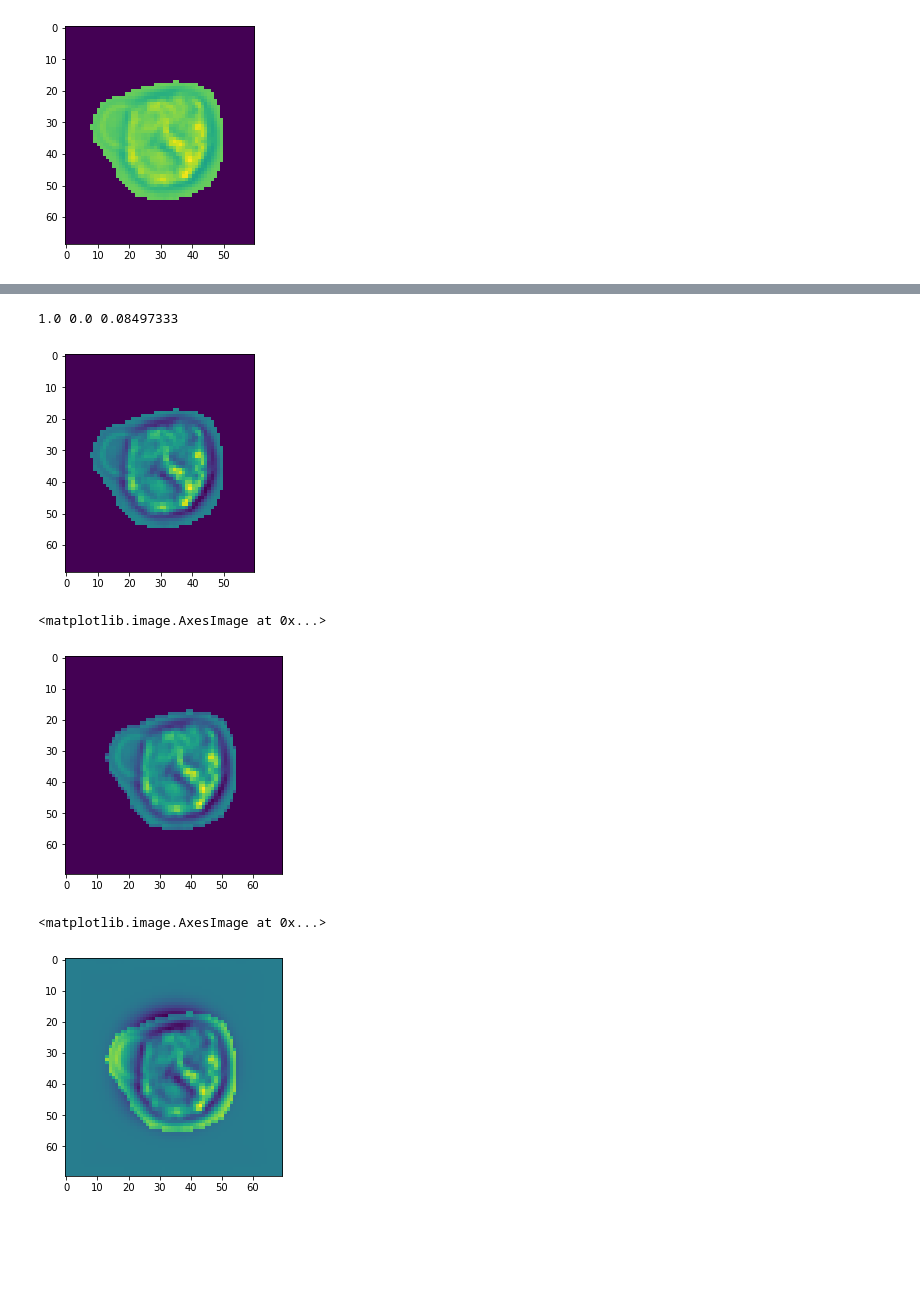
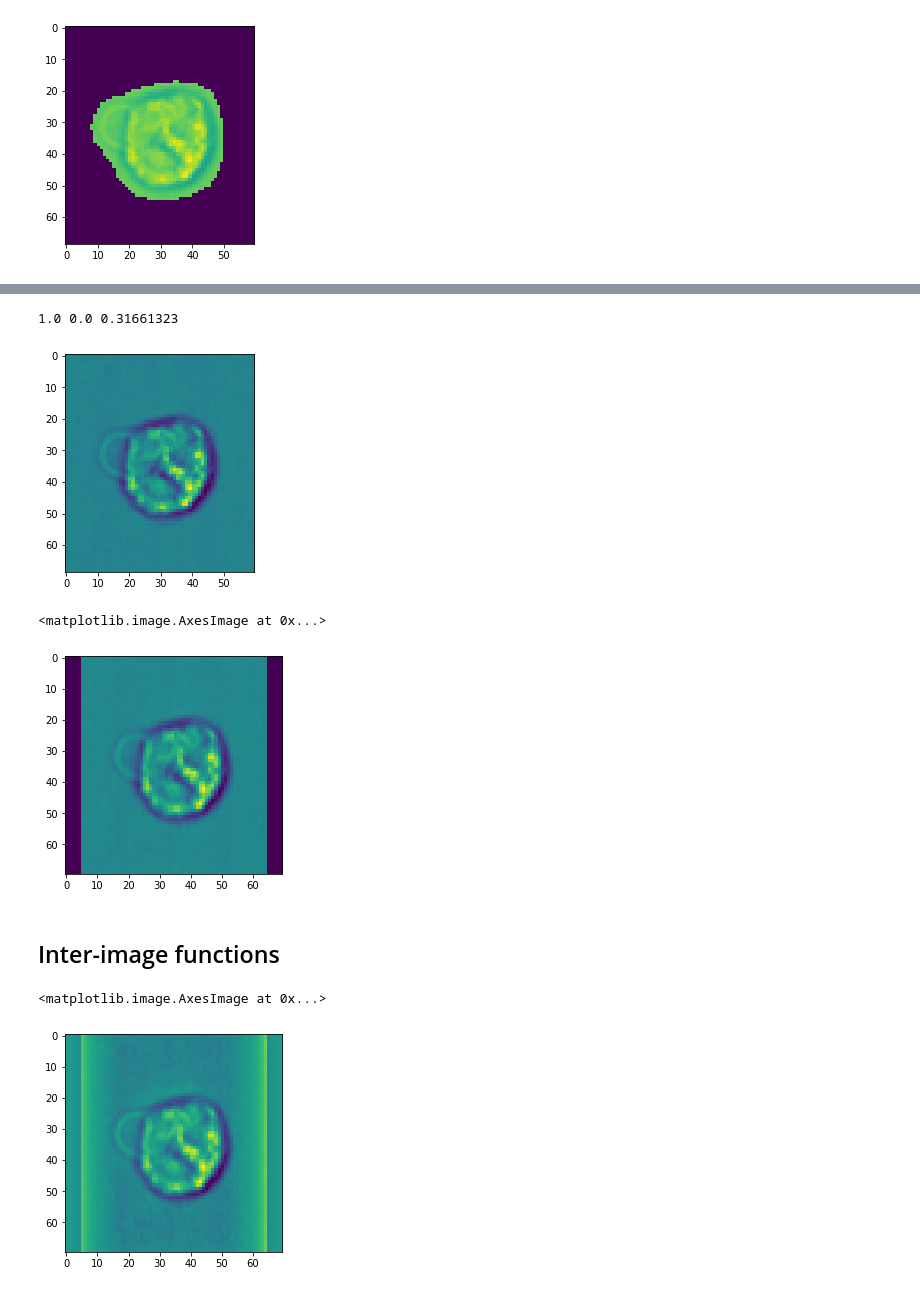
Before and after one commit to MaximLippeveld/ifcimglib, a Jupyter notebook: notebooks/preprocessing.ipynb, the cells around one changed output, grey strips where cells are left out. Saved outputs shown, nothing was run; the diff lists cells and outputs as text; code cells hidden in the pictures; blank space fills up the shorter version.

Commit message:
compute per pixel std + intra inter split

```diff
--- a/notebooks/preprocessing.ipynb
+++ b/notebooks/preprocessing.ipynb
@@ -83,12 +109,12 @@ def min_max_normalize(x, m, post_norm):
 
     return normed
 # %%
-norm_sample_img = min_max_normalize(sample_img, sample_mask, "zero")
+norm_sample_img = min_max_normalize(sample_img, sample_mask, "clip")
 plt.imshow(norm_sample_img[0])
 print(norm_sample_img.max(), norm_sample_img.min(), norm_sample_img.mean())
 # %% [output]
-1.0 0.0 0.08497333
+1.0 0.0 0.31661323
-[figure, old version]
+[figure, new version]
 # %%
 # export
 def crop_and_pad_to_square(x, desired_size):
@@ -114,31 +140,57 @@ cropped_sample_img = crop_and_pad_to_square(norm_sample_img, 70)
 plt.imshow(cropped_sample_img[0])
 # %% [output]
 <matplotlib.image.AxesImage at 0x...>
-[figure, old version]
+[figure, new version]
+# %% [markdown]
+## Inter-image functions
 # %%
 # export
-def compute_per_pixel_mean(db, shape, do_preprocess_steps=False):
+def compute_per_pixel_stats(db, shape, do_preprocess_steps=False, idx=None):
     # according to http://proceedings.mlr.press/v28/wan13.html
-    total = numpy.zeros(shape, dtype=numpy.float32)
+
+    idx = numpy.arange(len(db)) if idx is None else idx
+
+    if shape is None:
+        shape = db.get_image(idx[0])[0].shape
+
+    s = numpy.zeros(shape, dtype=numpy.float32)
     n = 0.0
 
-    for i in trange(len(db)):
+    for i in tqdm(idx):
         x, m, _ = db.get_image(i)
 
         if do_preprocess_steps:
             x = x.astype(numpy.float32)
-            x = min_max_normalize(x, m, "zero")
+            x = log_transform(x, m, [1])
+            x = min_max_normalize(x, m, "clip")
             x = crop_and_pad_to_square(x, 70)
 
-        total += x
+        s += x
         n += 1
 
-    return total / n
+    mean = s / n
+
+    s = numpy.zeros(shape, dtype=numpy.float32)
+    for i in tqdm(idx):
+        x, m, _ = db.get_image(i)
+
+        if do_preprocess_steps:
+            x = x.astype(numpy.float32)
+            x = min_max_normalize(x, m, "clip")
+            x = crop_and_pad_to_square(x, 70)
+
+        s += (x - mean)**2
+
+    s = numpy.sqrt(s/n)
+
+    return mean, s
 # %%
-per_pixel_mean = compute_per_pixel_mean(db, cropped_sample_img.shape, do_preprocess_steps=True)
+per_pixel_stats = compute_per_pixel_stats(db, cropped_sample_img.shape, do_preprocess_steps=True)
+# %%
+std_per_pixel = numpy.where(per_pixel_stats[1] == 0.0, 1, per_pixel_stats[1])
 # %%
-per_pixel_centered_sample_img = cropped_sample_img - per_pixel_mean
+per_pixel_centered_sample_img = (cropped_sample_img - per_pixel_stats[0])/std_per_pixel
 plt.imshow(per_pixel_centered_sample_img[0])
 # %% [output]
 <matplotlib.image.AxesImage at 0x...>
-[figure, old version]
+[figure, new version]
```
Also changed, not shown: parts of 10 cells of this notebook, 6 other files.
